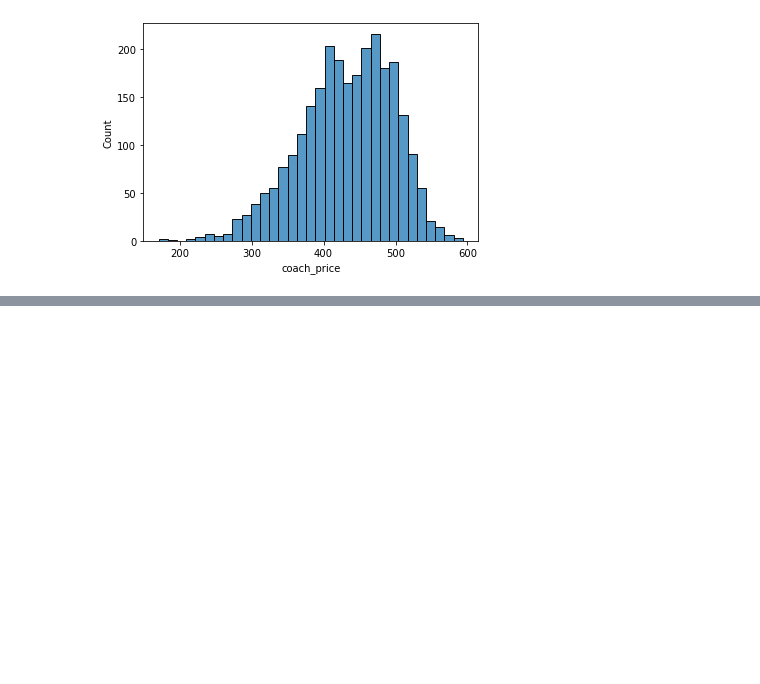
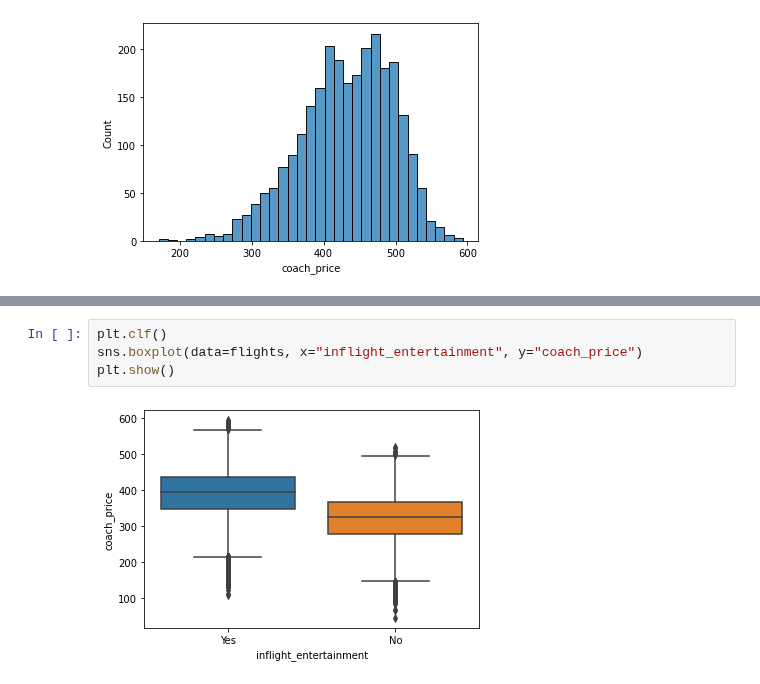
Before and after one commit to cacaprog/Exercises, a Jupyter notebook: Airline Analysis/MC_Airline_Analysis.ipynb, the cells around one changed output, grey strips where cells are left out. Drawn from its saved outputs; the diff is of its cells as text; blank space fills up the shorter version.

```diff
--- a/Airline Analysis/MC_Airline_Analysis.ipynb
+++ b/Airline Analysis/MC_Airline_Analysis.ipynb
@@ -70,0 +108,6 @@ plt.show()
+# %%
+plt.clf()
+sns.boxplot(data=flights, x="inflight_entertainment", y="coach_price")
+plt.show()
+# %% [output]
+[figure, added]
```
Also changed, not shown: parts of 8 cells of this notebook, 1 other file.
